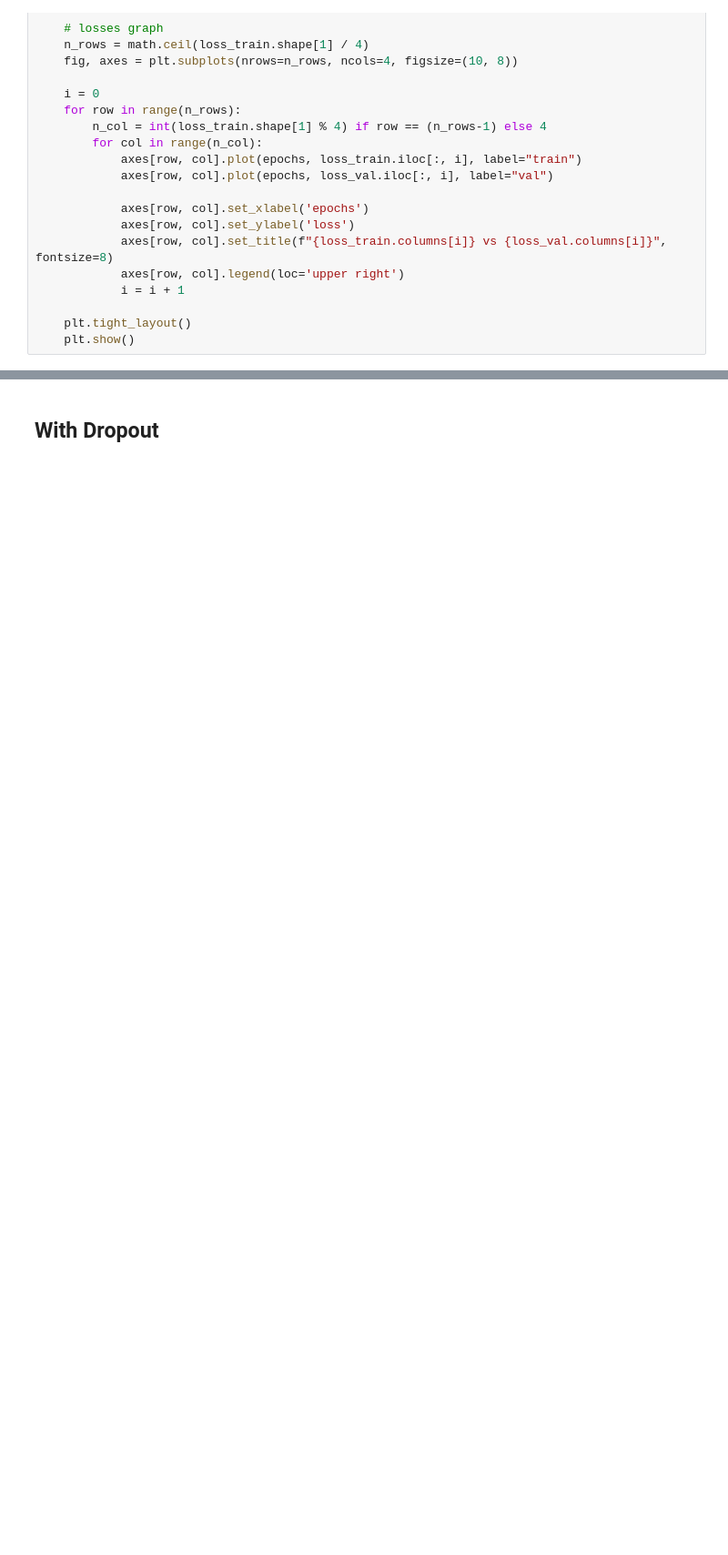
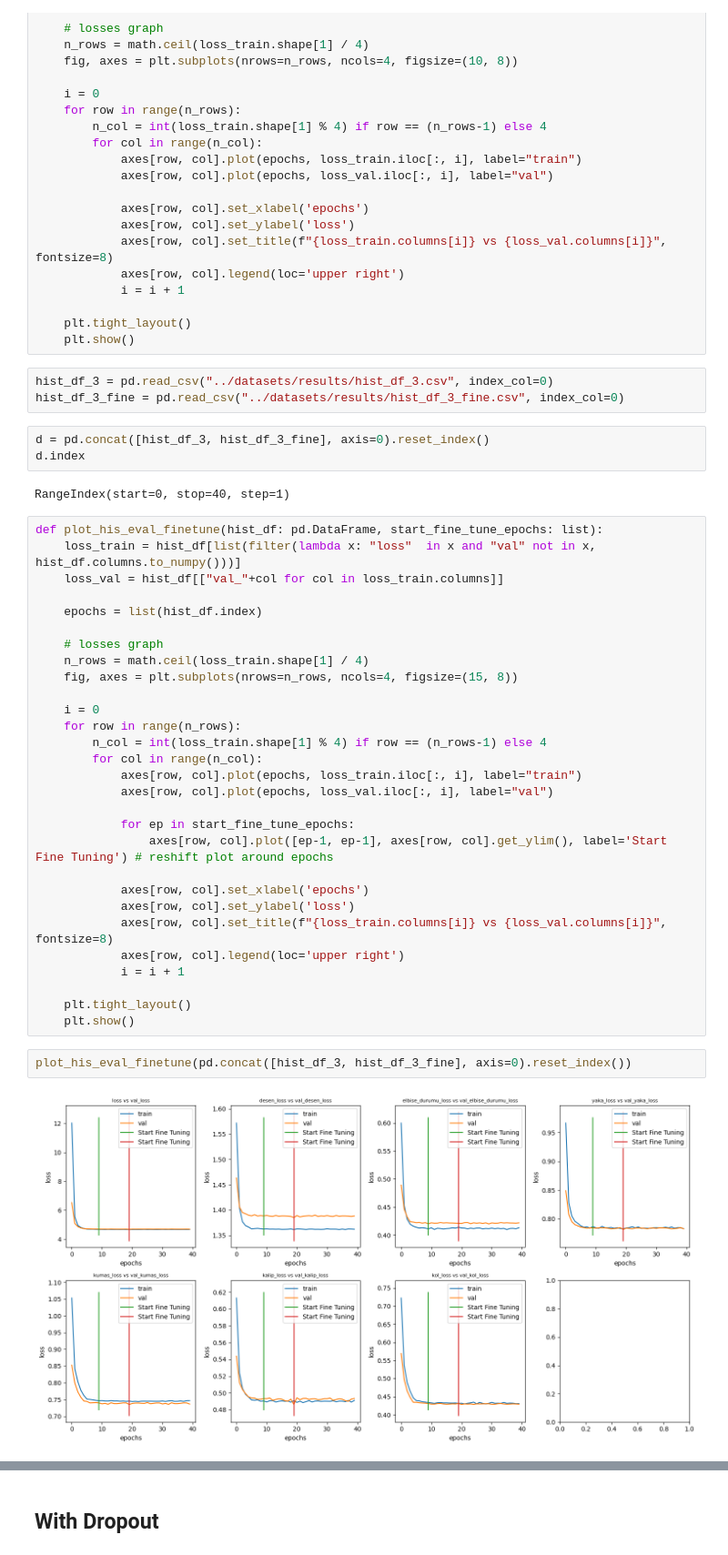
Before and after one commit to melihkacaman/SimilarProducts, a Jupyter notebook: notebooks/14 Fine Grained Multioutput Models.ipynb, the cells around one changed output, grey strips where cells are left out. Shown at 91% size. Saved outputs shown, nothing was run; the diff lists cells and outputs as text; blank space fills up the shorter version.

Commit message:
extraction more data and structure of machine L

```diff
--- a/notebooks/14 Fine Grained Multioutput Models.ipynb
+++ b/notebooks/14 Fine Grained Multioutput Models.ipynb
@@ -575,3 +575,44 @@ def plot_his_eval(hist_df:pd.DataFrame):
 
     plt.tight_layout()
     plt.show()
+# %%
+hist_df_3 = pd.read_csv("../datasets/results/hist_df_3.csv", index_col=0)
+hist_df_3_fine = pd.read_csv("../datasets/results/hist_df_3_fine.csv", index_col=0)
+# %%
+d = pd.concat([hist_df_3, hist_df_3_fine], axis=0).reset_index()
+d.index
+# %% [output]
+RangeIndex(start=0, stop=40, step=1)
+# %%
+def plot_his_eval_finetune(hist_df: pd.DataFrame, start_fine_tune_epochs: list):
+    loss_train = hist_df[list(filter(lambda x: "loss"  in x and "val" not in x, hist_df.columns.to_numpy()))]
+    loss_val = hist_df[["val_"+col for col in loss_train.columns]]
+
+    epochs = list(hist_df.index)
+
+    # losses graph
+    n_rows = math.ceil(loss_train.shape[1] / 4)
+    fig, axes = plt.subplots(nrows=n_rows, ncols=4, figsize=(15, 8))
+
+    i = 0
+    for row in range(n_rows):
+        n_col = int(loss_train.shape[1] % 4) if row == (n_rows-1) else 4
+        for col in range(n_col):
+            axes[row, col].plot(epochs, loss_train.iloc[:, i], label="train")
+            axes[row, col].plot(epochs, loss_val.iloc[:, i], label="val")
+
+            for ep in start_fine_tune_epochs:
+                axes[row, col].plot([ep-1, ep-1], axes[row, col].get_ylim(), label='Start Fine Tuning') # reshift plot around epochs
+
+            axes[row, col].set_xlabel('epochs')
+            axes[row, col].set_ylabel('loss')
+            axes[row, col].set_title(f"{loss_train.columns[i]} vs {loss_val.columns[i]}", fontsize=8)
+            axes[row, col].legend(loc='upper right')
+            i = i + 1
+
+    plt.tight_layout()
+    plt.show()
+# %%
+plot_his_eval_finetune(pd.concat([hist_df_3, hist_df_3_fine], axis=0).reset_index())
+# %% [output]
+[figure, added]
```
Also changed, not shown: parts of 2 cells of this notebook, 1 other file.
